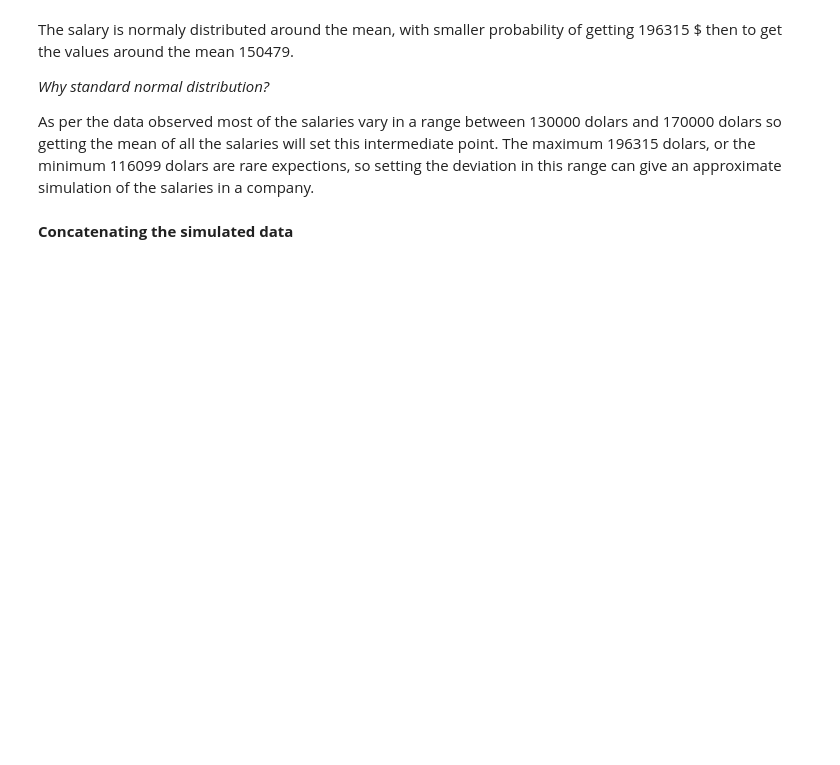
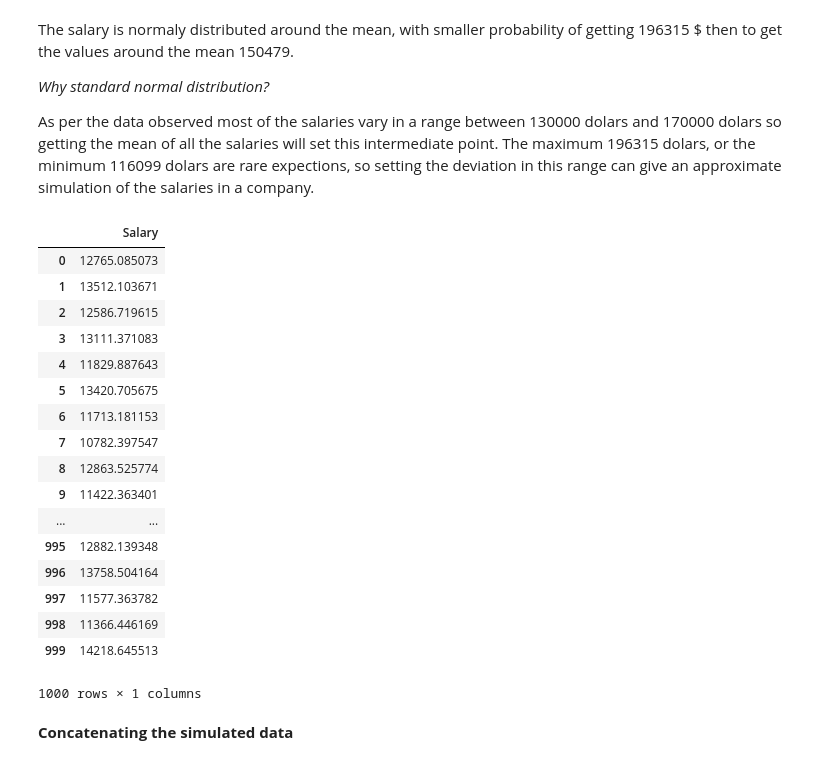
Before and after one commit to Nayade2lu/programming-data-a-project, a Jupyter notebook: Programming for data analysis Project.ipynb, the cells around one changed output. Saved outputs shown, nothing was run; the diff lists cells and outputs as text; code cells hidden in the pictures; blank space fills up the shorter version.

```diff
--- a/Programming for data analysis Project.ipynb
+++ b/Programming for data analysis Project.ipynb
@@ -406,6 +461,29 @@ The salary is normaly distributed around the mean, with smaller probability of g
 _Why standard normal distribution?_
 
 As per the data observed most of the salaries vary in a range between 130000 dolars and 170000 dolars so getting the mean of all the salaries will set this intermediate point. The maximum 196315 dolars, or the minimum 116099 dolars are rare expections, so setting the deviation in this range can give an approximate simulation of the salaries in a company.
+# %%
+#year salary divided in 12 months
+month_salary= salary/12
+month_salary
+# %% [output]
+|  | Salary |
+| 0 | 12765.085073 |
+| 1 | 13512.103671 |
+| 2 | 12586.719615 |
+| 3 | 13111.371083 |
+| 4 | 11829.887643 |
+| 5 | 13420.705675 |
+| 6 | 11713.181153 |
+| 7 | 10782.397547 |
+| 8 | 12863.525774 |
+| 9 | 11422.363401 |
+| ... | ... |
+| 995 | 12882.139348 |
+| 996 | 13758.504164 |
+| 997 | 11577.363782 |
+| 998 | 11366.446169 |
+| 999 | 14218.645513 |
+1000 rows × 1 columns
 # %% [markdown]
 **Concatenating the simulated data**
 # %%
```
Also changed, not shown: parts of 25 cells of this notebook.
